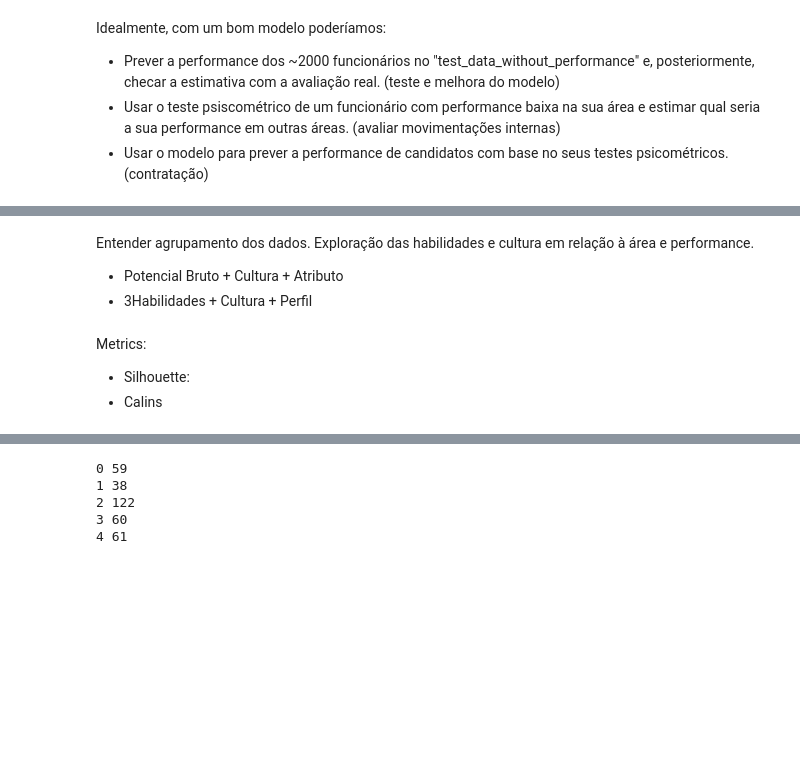
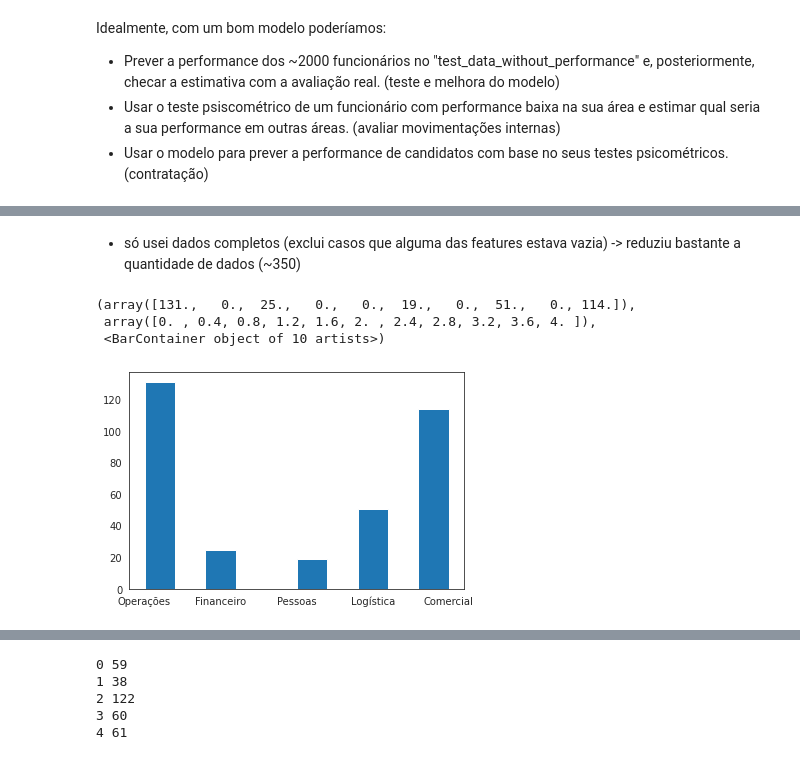
Before and after one commit to biagzi/data_science, a Jupyter notebook: case2_people_analytics/Presentation.ipynb, the cells around one changed output, grey strips where cells are left out. Saved outputs shown, nothing was run; the diff lists cells and outputs as text; code cells hidden in the pictures; blank space fills up the shorter version.

```diff
--- a/case2_people_analytics/Presentation.ipynb
+++ b/case2_people_analytics/Presentation.ipynb
@@ -422,3 +450,5 @@ from sklearn.metrics import calinski_harabasz_score
+# %% [markdown]
+- só usei dados completos (exclui casos que alguma das features estava vazia) -> reduziu bastante a quantidade de dados (~350)
 # %%
 def SpecCluster(X,n_cluster_list=[2,10,15,20,30,50]):
     for n_cluster in n_cluster_list:
@@ -476,10 +506,6 @@ def nested_cluster(X,label,n_cluster_list=[2,3,4,5,6,7,8,9,10], CHOICE = 0):
         for cluster_label in sorted(X_nested['labels'].unique()):
             print(len(X_nested[X_nested['labels'] == cluster_label]),cluster_label)
         return X_nested
-# %% [markdown]
-Entender agrupamento dos dados. Exploração das habilidades e cultura em relação à área e performance.
-- Potencial Bruto + Cultura + Atributo
-- 3Habilidades + Cultura + Perfil
 # %%
 %%capture
 df = pd.read_csv("presentation_data/training_data_with_performance.csv").drop(['CPF'],axis =1)
@@ -499,4 +518,7 @@ X[:] = scaler.transform(X)
-# %% [markdown]
-Metrics:
-- Silhouette:
-- Calins
+# %%
+plt.hist(X['Área'])
+# %% [output]
+(array([131.,   0.,  25.,   0.,   0.,  19.,   0.,  51.,   0., 114.]),
+ array([0. , 0.4, 0.8, 1.2, 1.6, 2. , 2.4, 2.8, 3.2, 3.6, 4. ]),
+ <BarContainer object of 10 artists>)
+[figure, added]
```
Also changed, not shown: parts of 49 cells of this notebook, 1 other file.
